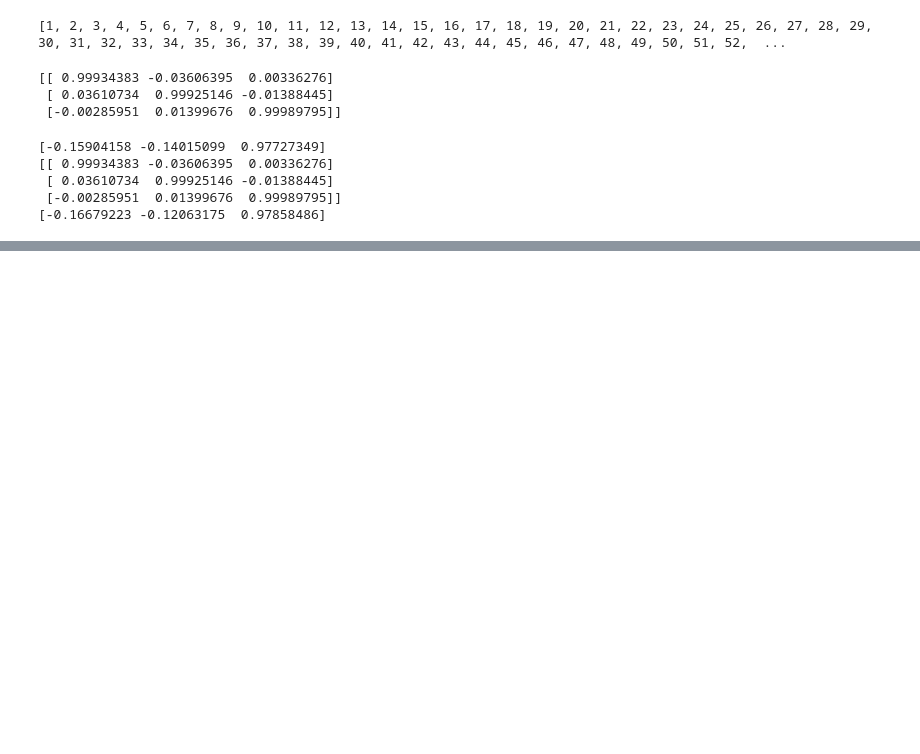
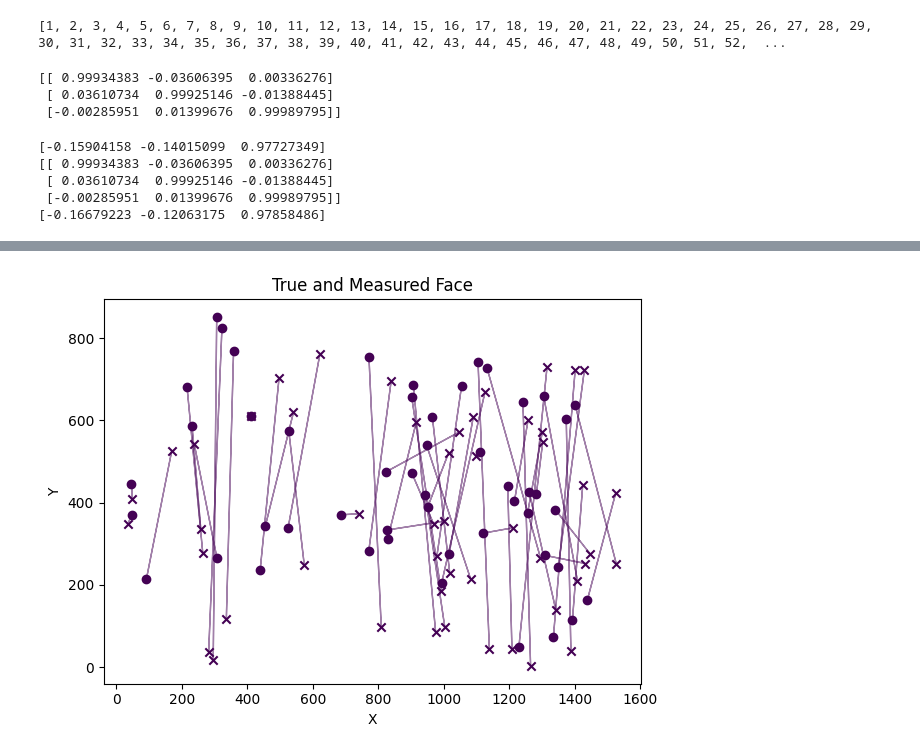
Before and after one commit to OYTubo/GazeNormalization, a Jupyter notebook: analyze.ipynb, the cells around one changed output, grey strips where cells are left out. Cells and saved outputs as stored; diff of their text form; code cells hidden in the pictures; blank space fills up the shorter version.

```diff
--- a/analyze.ipynb
+++ b/analyze.ipynb
@@ -438,0 +107,20 @@ plt.show()
+# %%
+org = ground_truth[0][0] - pred_gc[0][0]
+pred_gc_org = org + pred_gc[0]
+
+i = 0
+for j in range(len(pred[i])):
+    if j < 50:
+        plt.scatter(pred_gc_org[j][0], pred_gc_org[j][1], marker='o',color = colors[i], label=f'Measured')
+        plt.scatter(ground_truth[i][j][0], ground_truth[i][j][1], marker='x',color = colors[i], label=f'True')
+        plt.arrow(ground_truth[i][j][0], ground_truth[i][j][1], pred_gc_org[j][0] - ground_truth[i][j][0], pred_gc_org[j][1] - ground_truth[i][j][1], color=colors[i], alpha=0.5)
+
+plt.title('True and Measured Face')
+plt.xlabel('X')
+plt.ylabel('Y')
+# plt.legend()
+
+plt.tight_layout()
+plt.show()
+# %% [output]
+[figure, added]
```
Also changed, not shown: parts of 15 cells of this notebook, 1 other file.
